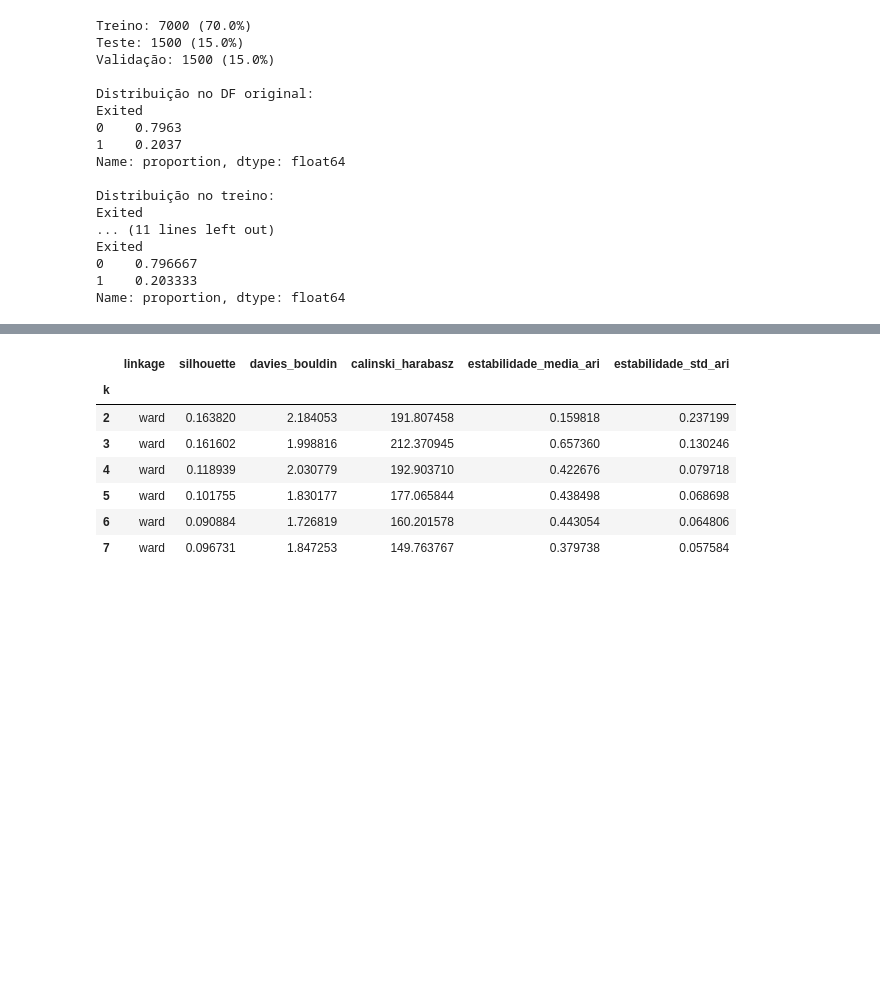
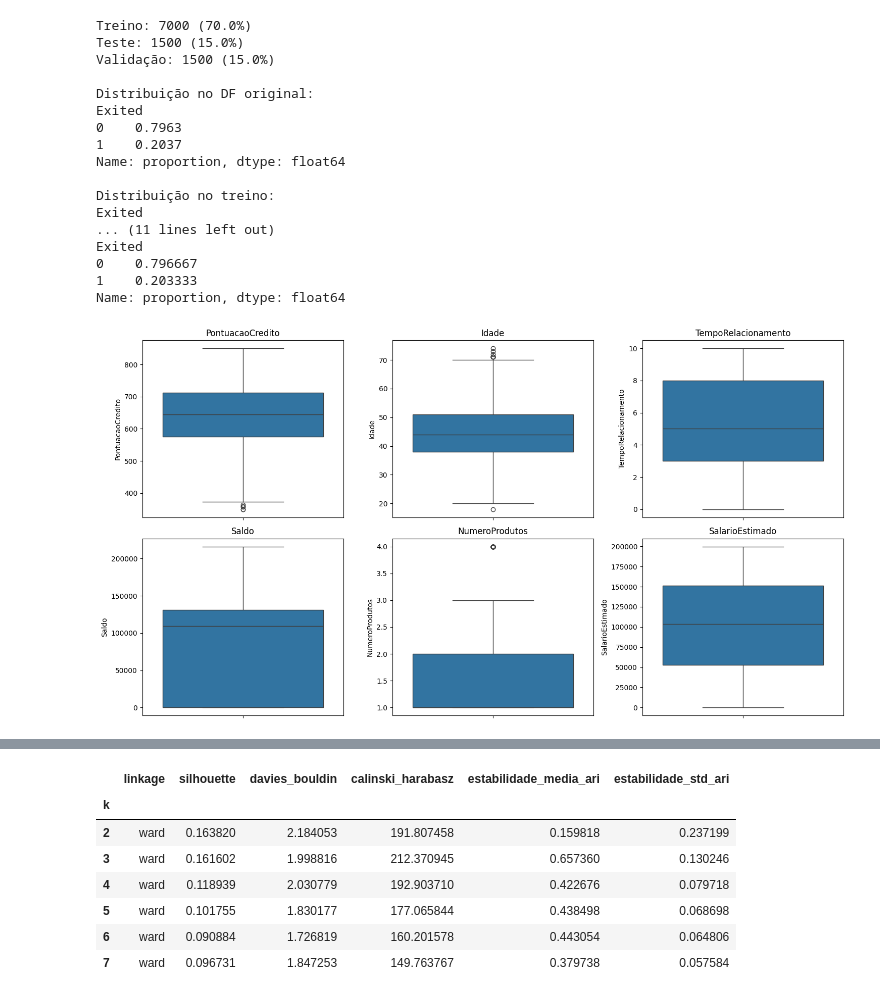
Before and after one commit to GustavoNachbar/churn-dataset-clusters-classify-tests, a Jupyter notebook: churn_agglomerative.ipynb, the cells around one changed output, grey strips where cells are left out. Cells and saved outputs as stored; diff of their text form; code cells hidden in the pictures; blank space fills up the shorter version.

```diff
--- a/churn_agglomerative.ipynb
+++ b/churn_agglomerative.ipynb
@@ -79,3 +79,25 @@ df_treino = df_treino.rename(columns={
     'EstimatedSalary': 'SalarioEstimado',
     'Exited': 'Saiu'
 })
+# %%
+import matplotlib.pyplot as plt
+import seaborn as sns
+
+variaveis_numericas = [
+    'PontuacaoCredito', 'Idade', 'TempoRelacionamento',
+    'Saldo', 'NumeroProdutos', 'SalarioEstimado'
+]
+
+df_treino_cancelamento = df_treino[df_treino["Saiu"] == 1][variaveis_numericas]
+
+fig, axes = plt.subplots(2, 3, figsize=(15, 8))
+axes = axes.flatten()
+
+for i, var in enumerate(variaveis_numericas):
+    sns.boxplot(y=df_treino_cancelamento[var], ax=axes[i])
+    axes[i].set_title(var)
+
+plt.tight_layout()
+plt.show()
+# %% [output]
+[figure, added]
```
Also changed, not shown: parts of 8 cells of this notebook.
